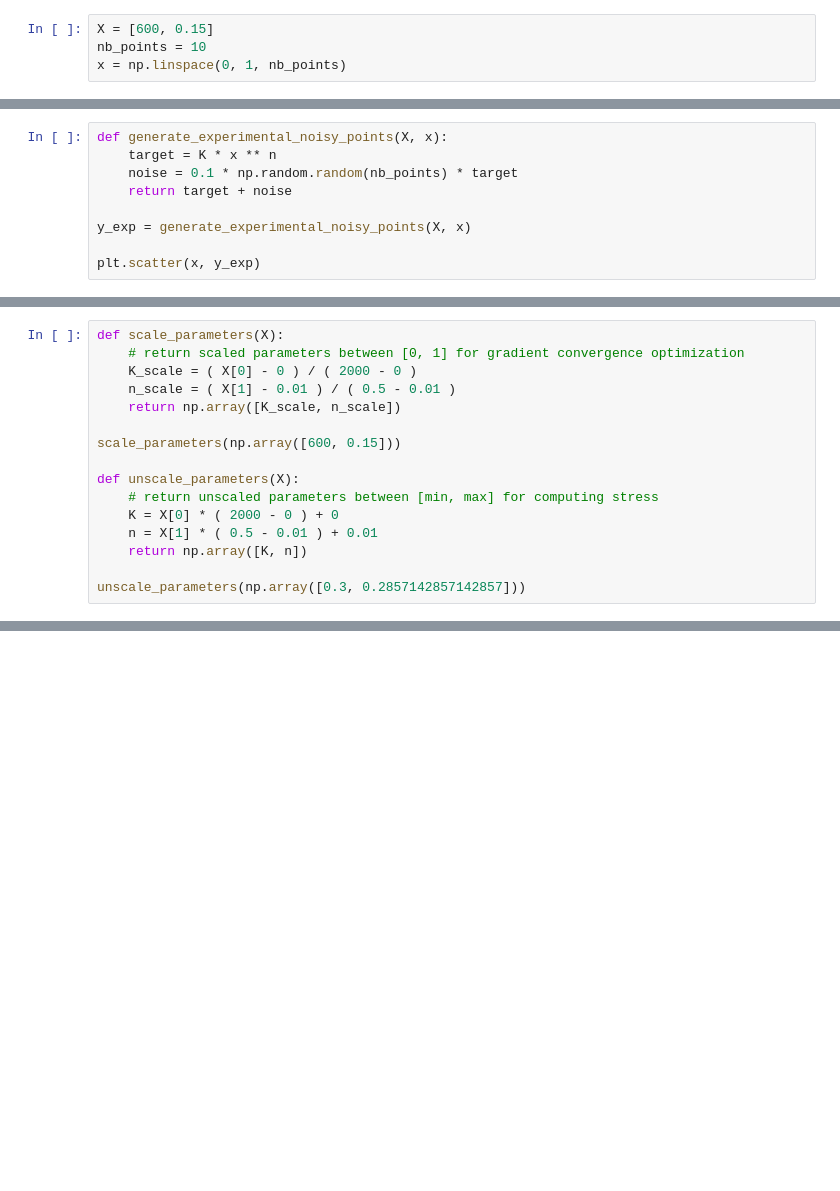
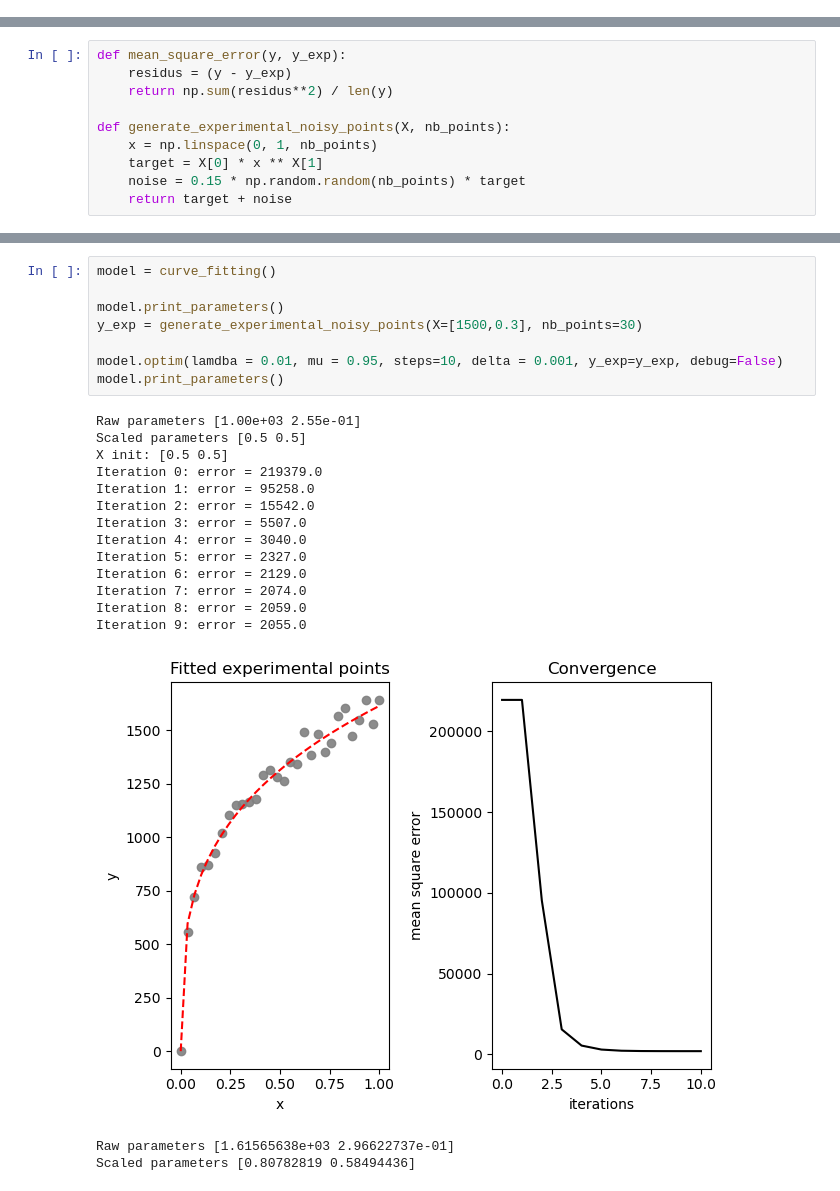
Before and after one commit to quentinchichery/levenberg-marquardt, a Jupyter notebook: levenberg-marquardt.ipynb, the cells around one changed output, grey strips where cells are left out. Cells and saved outputs as stored; diff of their text form; blank space fills up the shorter version.

```diff
--- a/levenberg-marquardt.ipynb
+++ b/levenberg-marquardt.ipynb
@@ -7,4 +3,0 @@ from matplotlib import cm
-# %%
-X = [600, 0.15]
-nb_points = 10
-x = np.linspace(0, 1, nb_points)
@@ -21,9 +4,10 @@ plt.plot(x, y)
 # %%
-def generate_experimental_noisy_points(X, x):
-    target = K * x ** n
-    noise = 0.1 * np.random.random(nb_points) * target
+def mean_square_error(y, y_exp):
+    residus = (y - y_exp)
+    return np.sum(residus**2) / len(y)
+
+def generate_experimental_noisy_points(X, nb_points):
+    x = np.linspace(0, 1, nb_points)
+    target = X[0] * x ** X[1]
+    noise = 0.15 * np.random.random(nb_points) * target
     return target + noise
-
-y_exp = generate_experimental_noisy_points(X, x)
-
-plt.scatter(x, y_exp)
@@ -41,16 +13,0 @@ mean_square_error(y, y_exp)
-# %%
-def scale_parameters(X):
-    # return scaled parameters between [0, 1] for gradient convergence optimization
-    K_scale = ( X[0] - 0 ) / ( 2000 - 0 )
-    n_scale = ( X[1] - 0.01 ) / ( 0.5 - 0.01 )
-    return np.array([K_scale, n_scale])
-
-scale_parameters(np.array([600, 0.15]))
-
-def unscale_parameters(X):
-    # return unscaled parameters between [min, max] for computing stress
-    K = X[0] * ( 2000 - 0 ) + 0
-    n = X[1] * ( 0.5 - 0.01 ) + 0.01
-    return np.array([K, n])
-
-unscale_parameters(np.array([0.3, 0.2857142857142857]))
@@ -244,0 +107,25 @@ next iteration: [0.42930011 0.99180398]
+# %%
+model = curve_fitting()
+
+model.print_parameters()
+y_exp = generate_experimental_noisy_points(X=[1500,0.3], nb_points=30)
+
+model.optim(lamdba = 0.01, mu = 0.95, steps=10, delta = 0.001, y_exp=y_exp, debug=False)
+model.print_parameters()
+# %% [output]
+Raw parameters [1.00e+03 2.55e-01]
+Scaled parameters [0.5 0.5]
+X init: [0.5 0.5]
+Iteration 0: error = 219379.0
+Iteration 1: error = 95258.0
+Iteration 2: error = 15542.0
+Iteration 3: error = 5507.0
+Iteration 4: error = 3040.0
+Iteration 5: error = 2327.0
+Iteration 6: error = 2129.0
+Iteration 7: error = 2074.0
+Iteration 8: error = 2059.0
+Iteration 9: error = 2055.0
+[figure, added]
+Raw parameters [1.61565638e+03 2.96622737e-01]
+Scaled parameters [0.80782819 0.58494436]
```
Also changed, not shown: parts of 10 cells of this notebook, 2 other files.
